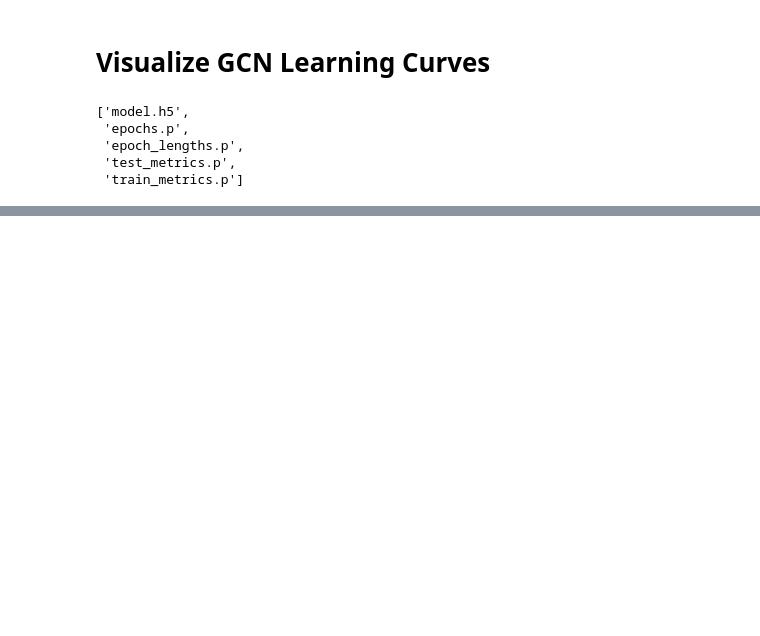
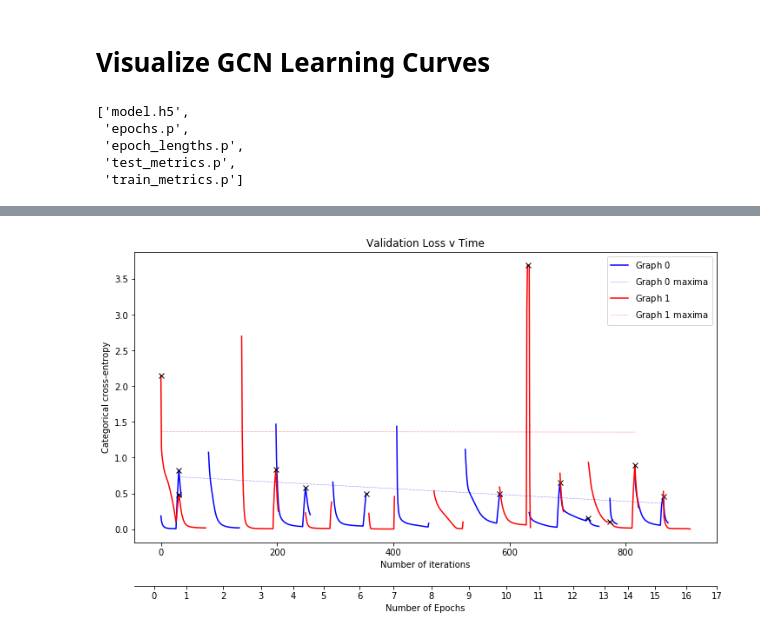
Before and after one commit to mananshah99/graph-embeddings, a Jupyter notebook: embed-gcn/visualize_curves.ipynb, the cells around one changed output, grey strips where cells are left out. Drawn from its saved outputs; the diff is of its cells as text; code cells hidden in the pictures; blank space fills up the shorter version.

```diff
--- a/embed-gcn/visualize_curves.ipynb
+++ b/embed-gcn/visualize_curves.ipynb
@@ -78,0 +150,4 @@ plt.plot(x, train_loss[2])
+# %%
+plotX(val_loss, 0, len(val_loss[0]), title="Validation Loss v Time")
+# %% [output]
+[figure, added]
```
Also changed, not shown: parts of 10 cells of this notebook.
